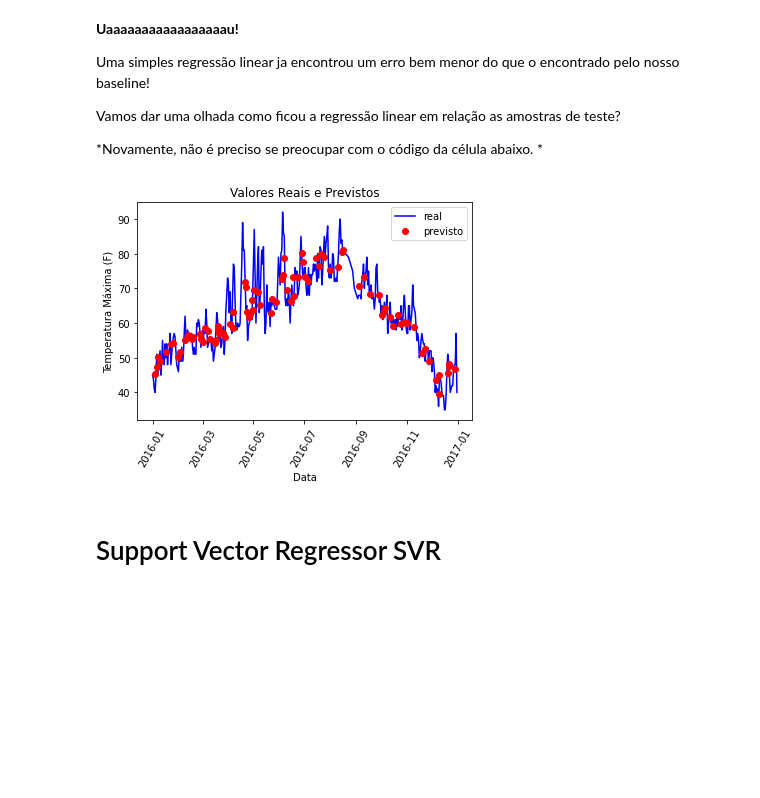
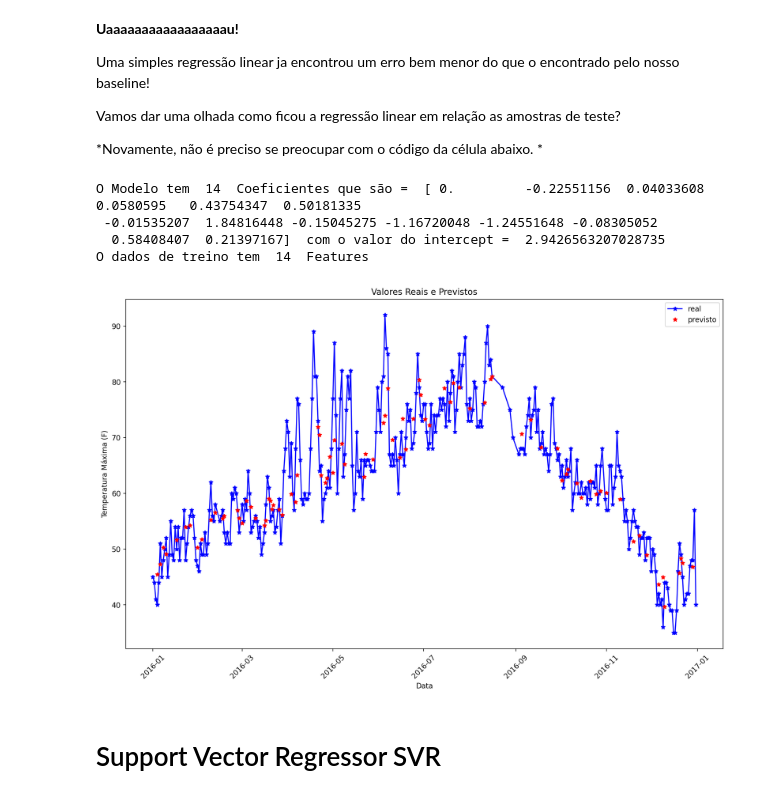
Before and after one commit to spedison/Curso_igti_ML, a Jupyter notebook: Mod3/IGTI/Hands_on_Regressão.ipynb, the cells around one changed output. Drawn from its saved outputs; the diff is of its cells as text; code cells hidden in the pictures; blank space fills up the shorter version.

Commit message:
Após a aula de regressão linear

```diff
--- a/Mod3/IGTI/Hands_on_Regressão.ipynb
+++ b/Mod3/IGTI/Hands_on_Regressão.ipynb
@@ -33,7 +35,7 @@ Mounted at /content/gdrive
 ### Carregamento dos dados
 # %%
 #lendo o csv que contem a base de dados e armazanando em um df
-df = pd.read_csv('/content/gdrive/My Drive/IGTI/Aulas Práticas/data-temps.csv')
+df = pd.read_csv('~/Curso_igti_ML/Mod3/IGTI/data-temps.csv') ## /content/gdrive/My Drive/IGTI/Aulas Práticas/data-temps.csv')
 # %%
 #imprimindo as 5 primeiras linhas do df para confirmação
 df.head(5)
@@ -317,24 +351,34 @@ Vamos dar uma olhada como ficou a regressão linear em relação as amostras de
 
 *Novamente, não é preciso se preocupar com o código da célula abaixo. *
 # %%
+# Modelo utilizado
+print ( "O Modelo tem ", len(regression.coef_), " Coeficientes que são = ", regression.coef_, " com o valor do intercept = ", regression.intercept_ )
+print ( "O dados de treino tem ", len(train_data[0]), " Features")
 # criar dataframe com valores previstos e datas de registro
 predictions_data = pd.DataFrame(data = {'date': test_dates, 'prediction': predictions1_labels})
-
+plt.figure(figsize=(15,9), dpi=200)
 # plotar os valores de temperatura reais
-plt.plot(true_data['date'], true_data['actual'], 'b-', label = 'real')
+plt.plot(true_data['date'], true_data['actual'], color='blue', marker='*', label = 'real')
 
 # plotar os valores de temperatura previstos
-plt.plot(predictions_data['date'], predictions_data['prediction'], 'ro', label = 'previsto')
+plt.plot(predictions_data['date'], predictions_data['prediction'], 'r*', label = 'previsto')
 
-plt.xticks(rotation = '60');
+## Configuração anterior das linhas = 'b-' e 'ro' no lugar de usar marker e color.
+
+plt.xticks(rotation = '45');
 plt.legend()
 
 # definição dos nomes dos eixos
 plt.xlabel('Data');
 plt.ylabel('Temperatura Máxima (F)');
 plt.title('Valores Reais e Previstos');
+plt.show()
 # %% [output]
+O Modelo tem  14  Coeficientes que são =  [ 0.         -0.22551156  0.04033608  0.0580595   0.43754347  0.50181335
+ -0.01535207  1.84816448 -0.15045275 -1.16720048 -1.24551648 -0.08305052
+  0.58408407  0.21397167]  com o valor do intercept =  2.9426563207028735
+O dados de treino tem  14  Features
-[figure, old version]
+[figure, new version]
 # %% [markdown]
 # Support Vector Regressor SVR
 # %% [markdown]
```
Also changed, not shown: parts of 9 cells of this notebook.
